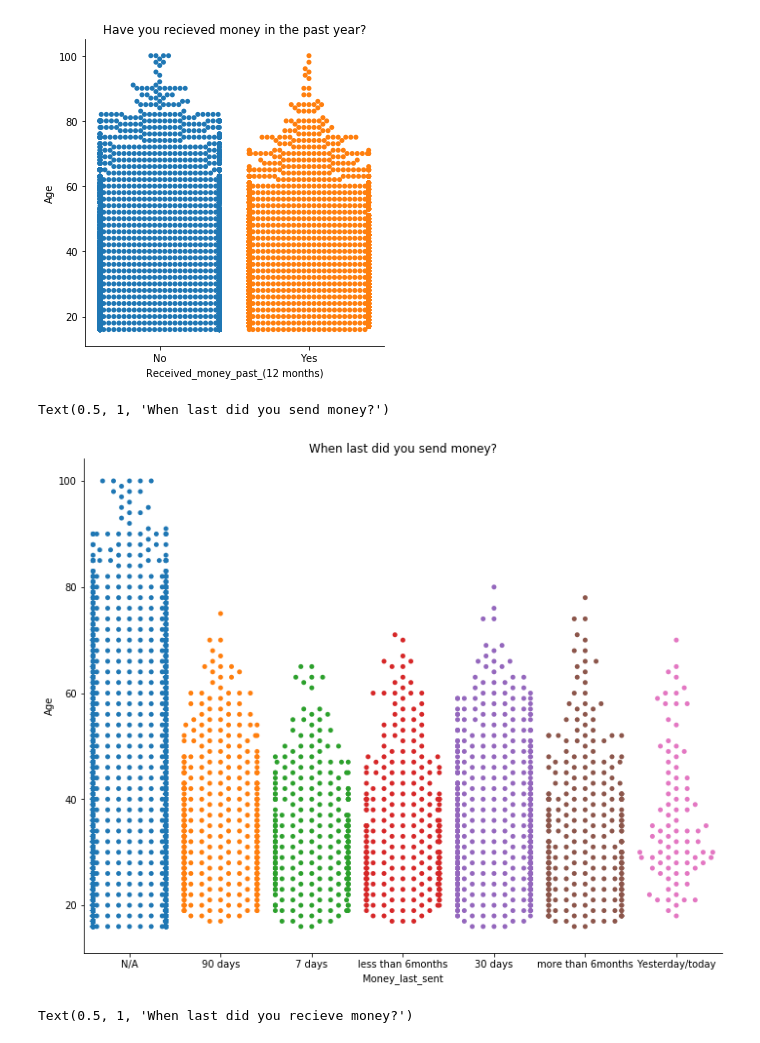
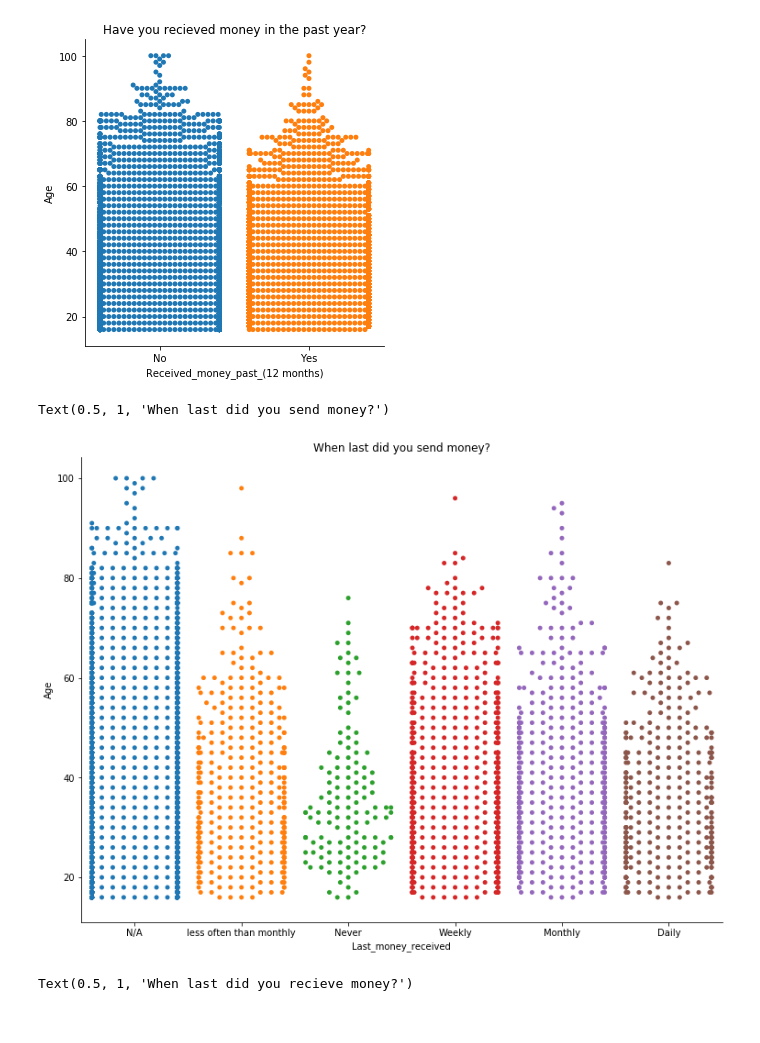
Before and after one commit to Sibusiso1995/tanzania_mobile_money, a Jupyter notebook: Untitled.ipynb, the cells around one changed output. Saved outputs shown, nothing was run; the diff lists cells and outputs as text; code cells hidden in the pictures.

Commit message:
added graphs

```diff
--- a/Untitled.ipynb
+++ b/Untitled.ipynb
@@ -279,13 +280,13 @@ plt.title('Have you recieved money in the past year?')
 Text(0.5, 1, 'Have you recieved money in the past year?')
 [figure]
 # %%
-g =sns.catplot(x='Money_last_sent', y='Age', kind='swarm', data=mobile_mon)
+g =sns.catplot(x='Last_money_received', y='Age', kind='swarm', data=mobile_mon)
 g.fig.set_figwidth(11.7)
 g.fig.set_figheight(8.27)
 plt.title('When last did you send money?')
 # %% [output]
 Text(0.5, 1, 'When last did you send money?')
-[figure, old version]
+[figure, new version]
 # %%
 g =sns.catplot(x='Last_money_received', y='Age', kind='boxen', data=mobile_mon)
 g.fig.set_figwidth(11.7)
```
Also changed, not shown: parts of 8 cells of this notebook.
